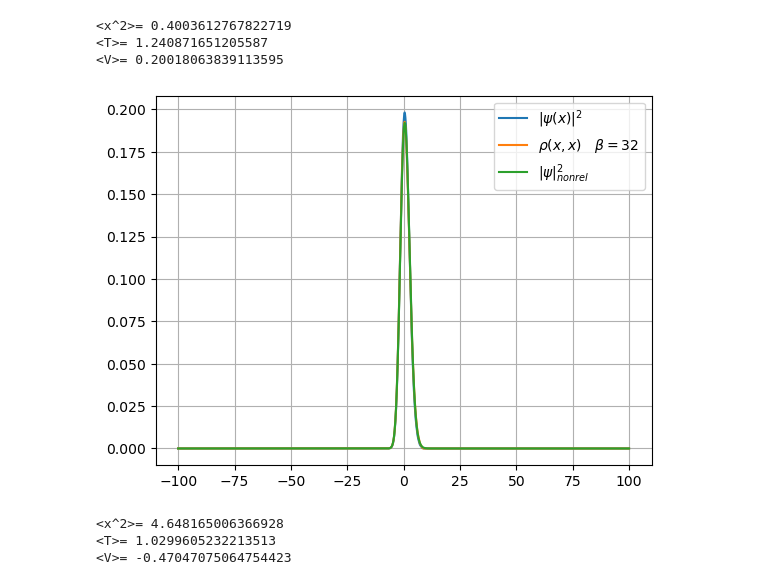
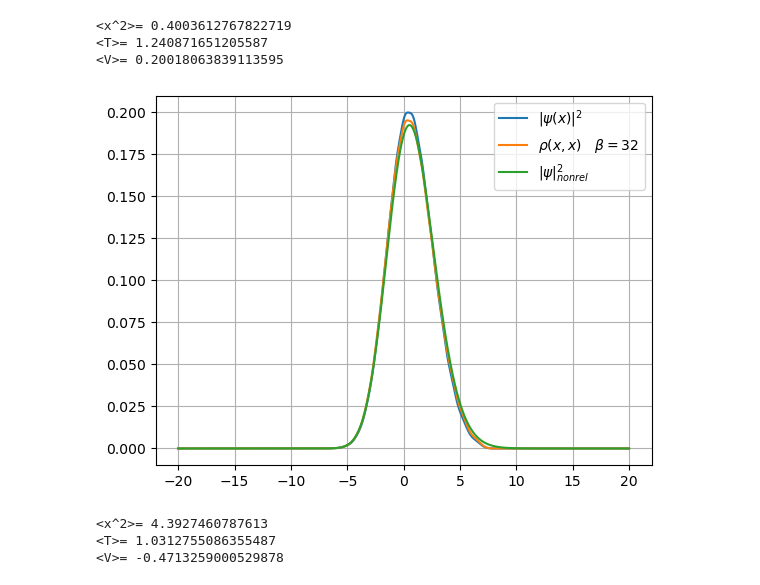
Before and after one commit to Vsevolod2001/PIMC, a Jupyter notebook: PIMC-py/Normalizing flow/ShredValues.ipynb, the cells around one changed output. Drawn from its saved outputs; the diff is of its cells as text; code cells hidden in the pictures.

```diff
--- a/PIMC-py/Normalizing flow/ShredValues.ipynb
+++ b/PIMC-py/Normalizing flow/ShredValues.ipynb
@@ -124,7 +124,7 @@ def get_V_morse(alpha):
     def V_morse(x):
         y = np.exp(-alpha * x)-1
         return 0.5*(y**2-1)
-    return V
+    return V_morse
 
 def theor_Psi2(alpha,x):
         N = 2**(2 / alpha - 1) * (2-alpha)/( (alpha ** (2/alpha - 1)) * gamma(2/alpha))
@@ -134,22 +134,22 @@ def theor_Psi2(alpha,x):
 # %%
 alpha=0.125
 V=get_V_morse(alpha)
-solv = Solver_Herm(-100,100,0.01,40,V,T_rel)
+solv = Solver_Herm(-20,20,0.01,30,V,T_rel)
 solv.compute_all()
 
 plt.figure()
 plt.grid(True)
 plt.plot(solv.x,solv.vectors_x[0]**2)
 plt.plot(solv.x,solv.get_rho(32))
 plt.plot(solv.x,theor_Psi2(alpha,solv.x))
 plt.legend([r"$|\psi(x)|^2$",r"$\rho(x,x) \quad \beta=32$",r"$|\psi|^2_{nonrel}$"])
 plt.show()
 
 print("<x^2>=",solv.mean_x(x2))
 print("<T>=",solv.mean_p(T_rel))
 print("<V>=",solv.mean_x(V))
 # %% [output]
-[figure, old version]
+[figure, new version]
-<x^2>= 4.648165006366928
-<T>= 1.0299605232213513
-<V>= -0.47047075064754423
+<x^2>= 4.3927460787613
+<T>= 1.0312755086355487
+<V>= -0.4713259000529878
```
Also changed, not shown: parts of 9 cells of this notebook.
